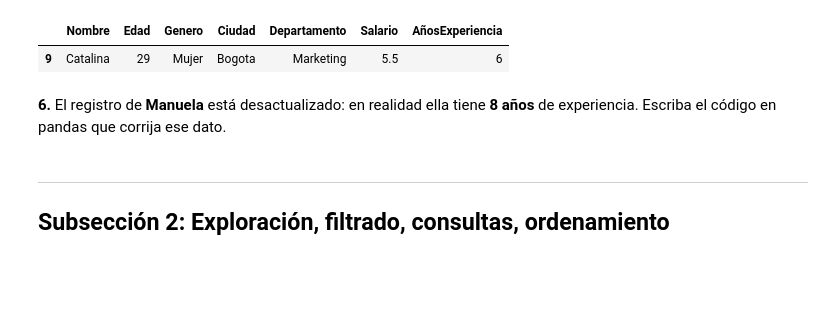
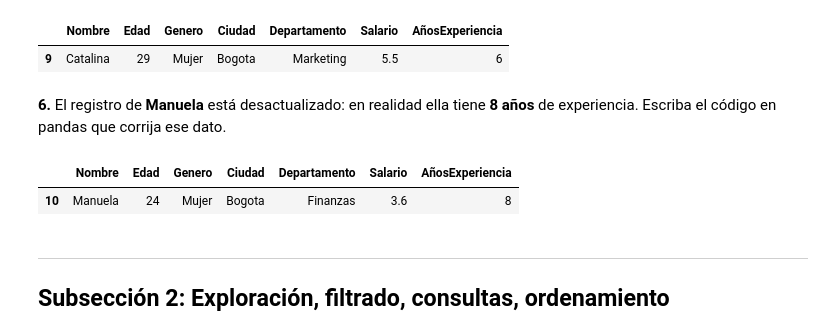
Before and after one commit to arleyfernandotorresgalindo/aprendiendo_git_hub, a Jupyter notebook: Taller_Preparcial_Seccion3_Pandas.ipynb, the cells around one changed output. Saved outputs shown, nothing was run; the diff lists cells and outputs as text; code cells hidden in the pictures; blank space fills up the shorter version.

Commit message:
Subseccion 1 - Punto 6: actualizar experiencia de Manuela

```diff
--- a/Taller_Preparcial_Seccion3_Pandas.ipynb
+++ b/Taller_Preparcial_Seccion3_Pandas.ipynb
@@ -137,6 +137,11 @@ df[df["Nombre"] == "Catalina"]
 **6.** El registro de **Manuela** está desactualizado: en realidad ella tiene **8 años** de experiencia. Escriba el código en pandas que corrija ese dato.
 # %%
 # Escriba aquí su código
+df.loc[df["Nombre"] == "Manuela", "AñosExperiencia"] = 8
+df[df["Nombre"] == "Manuela"]
+# %% [output]
+|  | Nombre | Edad | Genero | Ciudad | Departamento | Salario | AñosExperiencia |
+| 10 | Manuela | 24 | Mujer | Bogota | Finanzas | 3.6 | 8 |
 # %% [markdown]
 ---
 ## Subsección 2: Exploración, filtrado, consultas, ordenamiento
```
